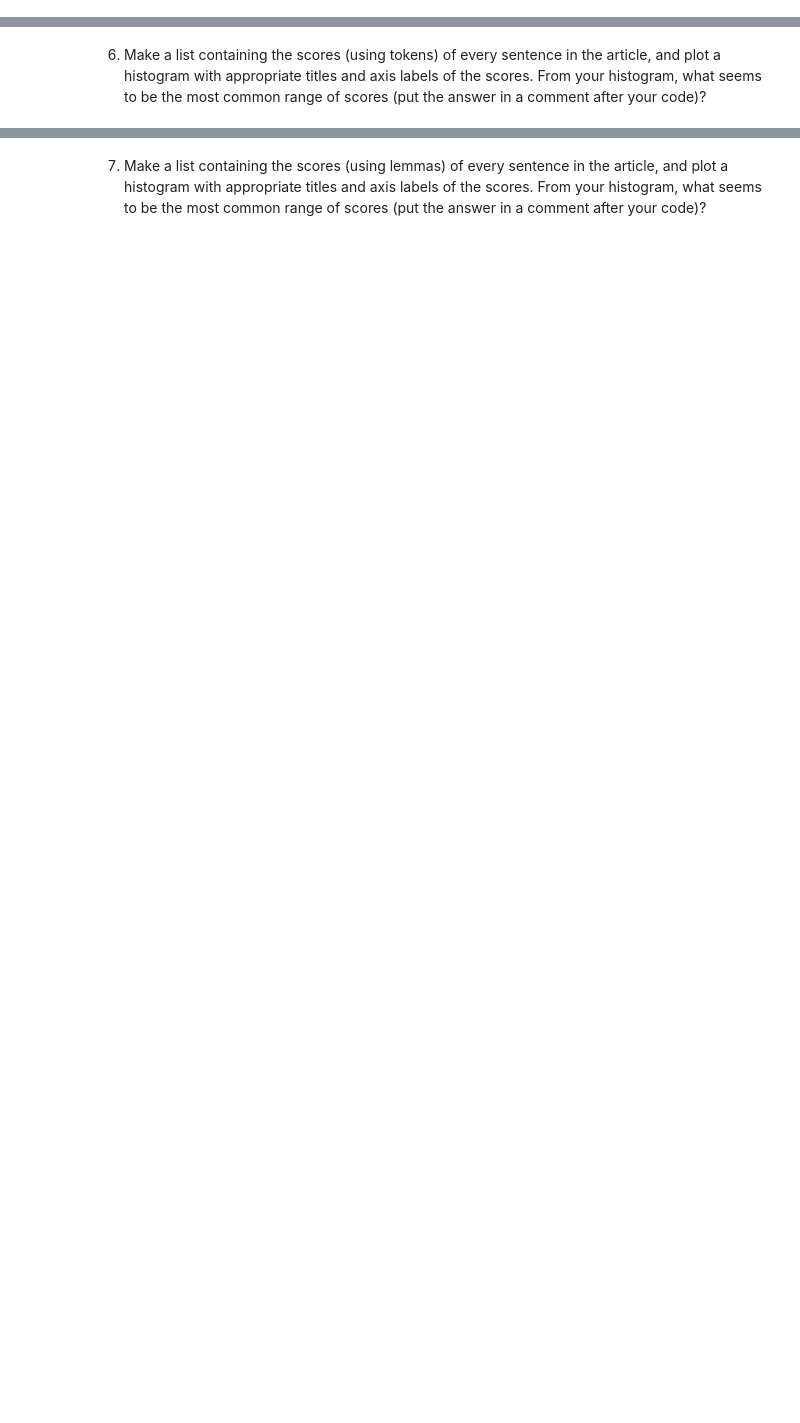
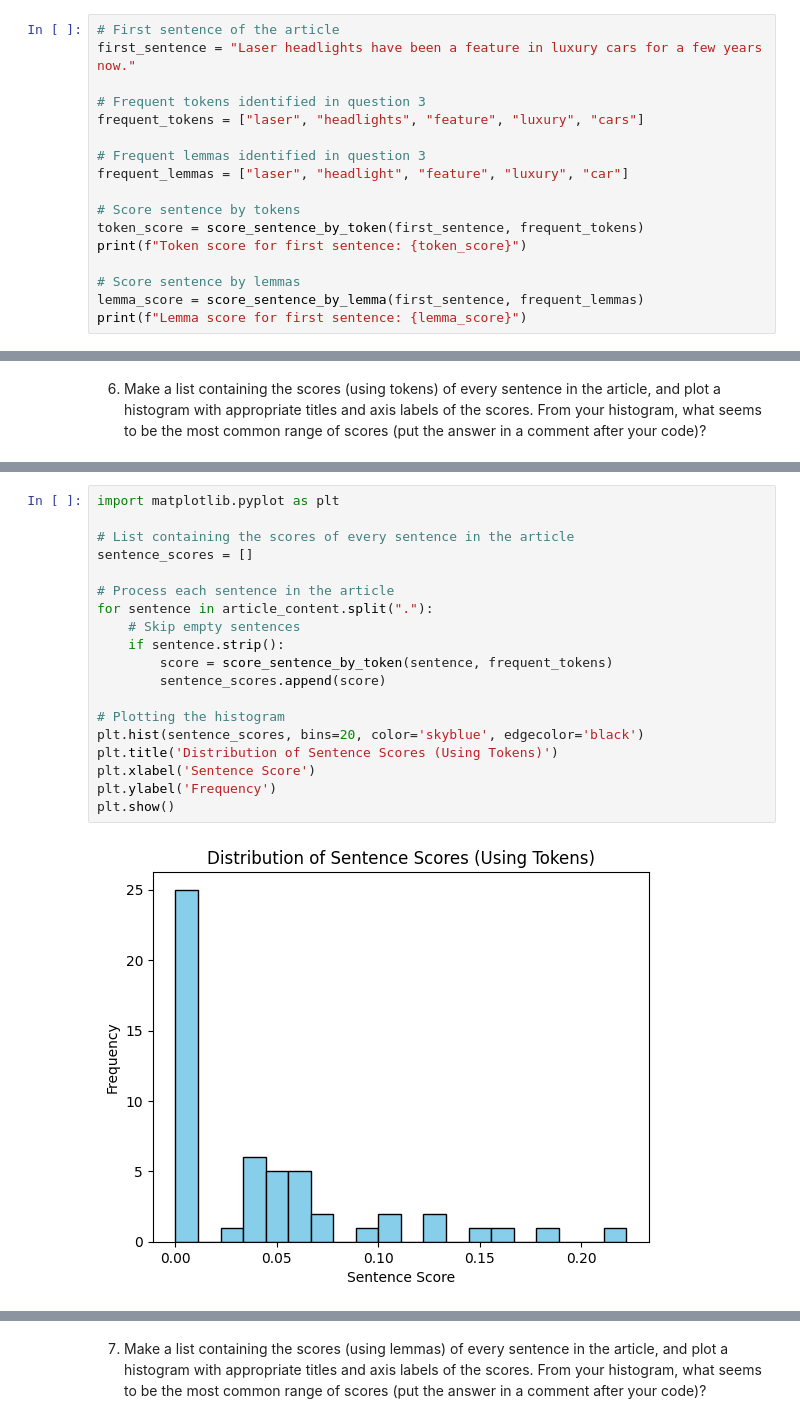
Before and after one commit to julia-fangman/web-scraping, a Jupyter notebook: web-scraping.ipynb, the cells around one changed output, grey strips where cells are left out. Cells and saved outputs as stored; diff of their text form; blank space fills up the shorter version.

```diff
--- a/web-scraping.ipynb
+++ b/web-scraping.ipynb
@@ -65,0 +304,17 @@ You may find some of the code from the in class notes useful; feel free to use m
+# %%
+# First sentence of the article
+first_sentence = "Laser headlights have been a feature in luxury cars for a few years now."
+
+# Frequent tokens identified in question 3
+frequent_tokens = ["laser", "headlights", "feature", "luxury", "cars"]
+
+# Frequent lemmas identified in question 3
+frequent_lemmas = ["laser", "headlight", "feature", "luxury", "car"]
+
+# Score sentence by tokens
+token_score = score_sentence_by_token(first_sentence, frequent_tokens)
+print(f"Token score for first sentence: {token_score}")
+
+# Score sentence by lemmas
+lemma_score = score_sentence_by_lemma(first_sentence, frequent_lemmas)
+print(f"Lemma score for first sentence: {lemma_score}")
@@ -67,0 +330,21 @@ You may find some of the code from the in class notes useful; feel free to use m
+# %%
+import matplotlib.pyplot as plt
+
+# List containing the scores of every sentence in the article
+sentence_scores = []
+
+# Process each sentence in the article
+for sentence in article_content.split("."):
+    # Skip empty sentences
+    if sentence.strip():
+        score = score_sentence_by_token(sentence, frequent_tokens)
+        sentence_scores.append(score)
+
+# Plotting the histogram
+plt.hist(sentence_scores, bins=20, color='skyblue', edgecolor='black')
+plt.title('Distribution of Sentence Scores (Using Tokens)')
+plt.xlabel('Sentence Score')
+plt.ylabel('Frequency')
+plt.show()
+# %% [output]
+[figure, added]
```
Also changed, not shown: parts of 24 cells of this notebook.
